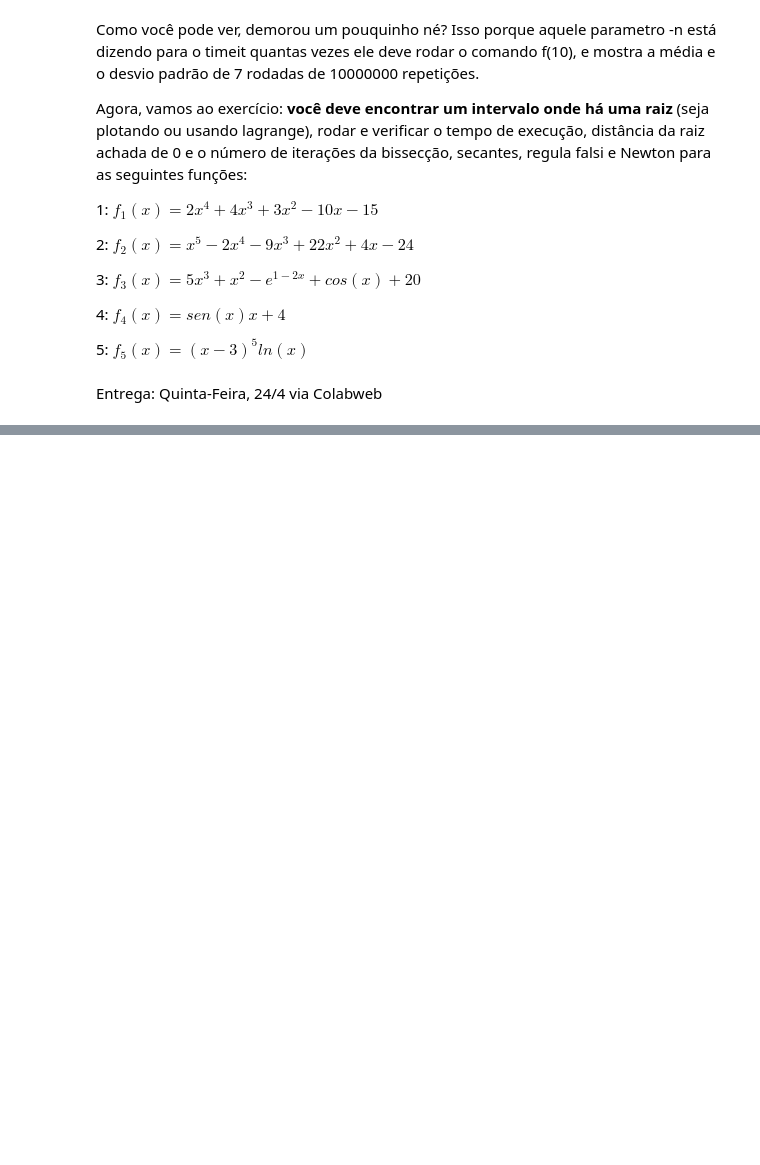
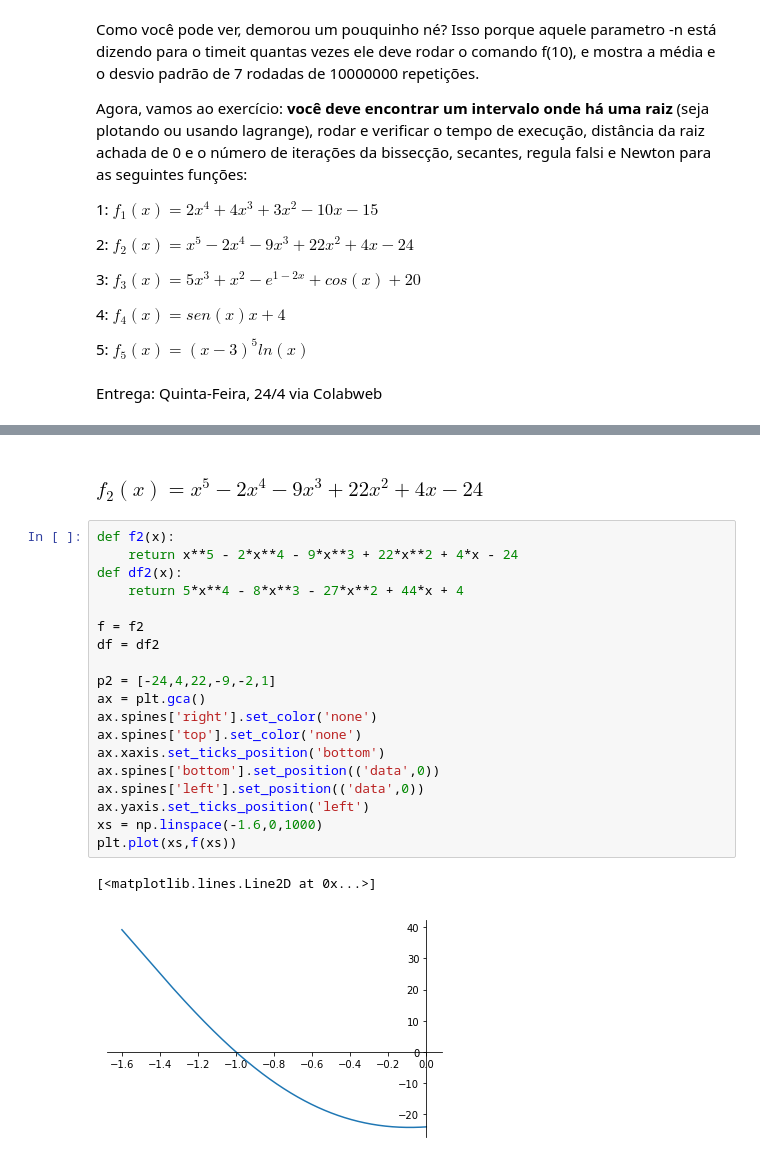
Before and after one commit to nabsonp/ComputacaoNumerica, a Jupyter notebook: Laboratório_2_de_Raízes_de_Equações.ipynb, the cells around one changed output, grey strips where cells are left out. Drawn from its saved outputs; the diff is of its cells as text; blank space fills up the shorter version.

```diff
--- a/Laboratório_2_de_Raízes_de_Equações.ipynb
+++ b/Laboratório_2_de_Raízes_de_Equações.ipynb
@@ -280,0 +364,24 @@ Entrega: Quinta-Feira, 24/4 via Colabweb
+# %% [markdown]
+### $f_2(x) = x^5-2x^4-9x^3+22x^2+4x-24$
+# %%
+def f2(x):
+    return x**5 - 2*x**4 - 9*x**3 + 22*x**2 + 4*x - 24
+def df2(x):
+    return 5*x**4 - 8*x**3 - 27*x**2 + 44*x + 4
+
+f = f2
+df = df2
+
+p2 = [-24,4,22,-9,-2,1]
+ax = plt.gca()
+ax.spines['right'].set_color('none')
+ax.spines['top'].set_color('none')
+ax.xaxis.set_ticks_position('bottom')
+ax.spines['bottom'].set_position(('data',0))
+ax.spines['left'].set_position(('data',0))
+ax.yaxis.set_ticks_position('left')
+xs = np.linspace(-1.6,0,1000)
+plt.plot(xs,f(xs))
+# %% [output]
+[<matplotlib.lines.Line2D at 0x...>]
+[figure, added]
```
Also changed, not shown: parts of 34 cells of this notebook.
